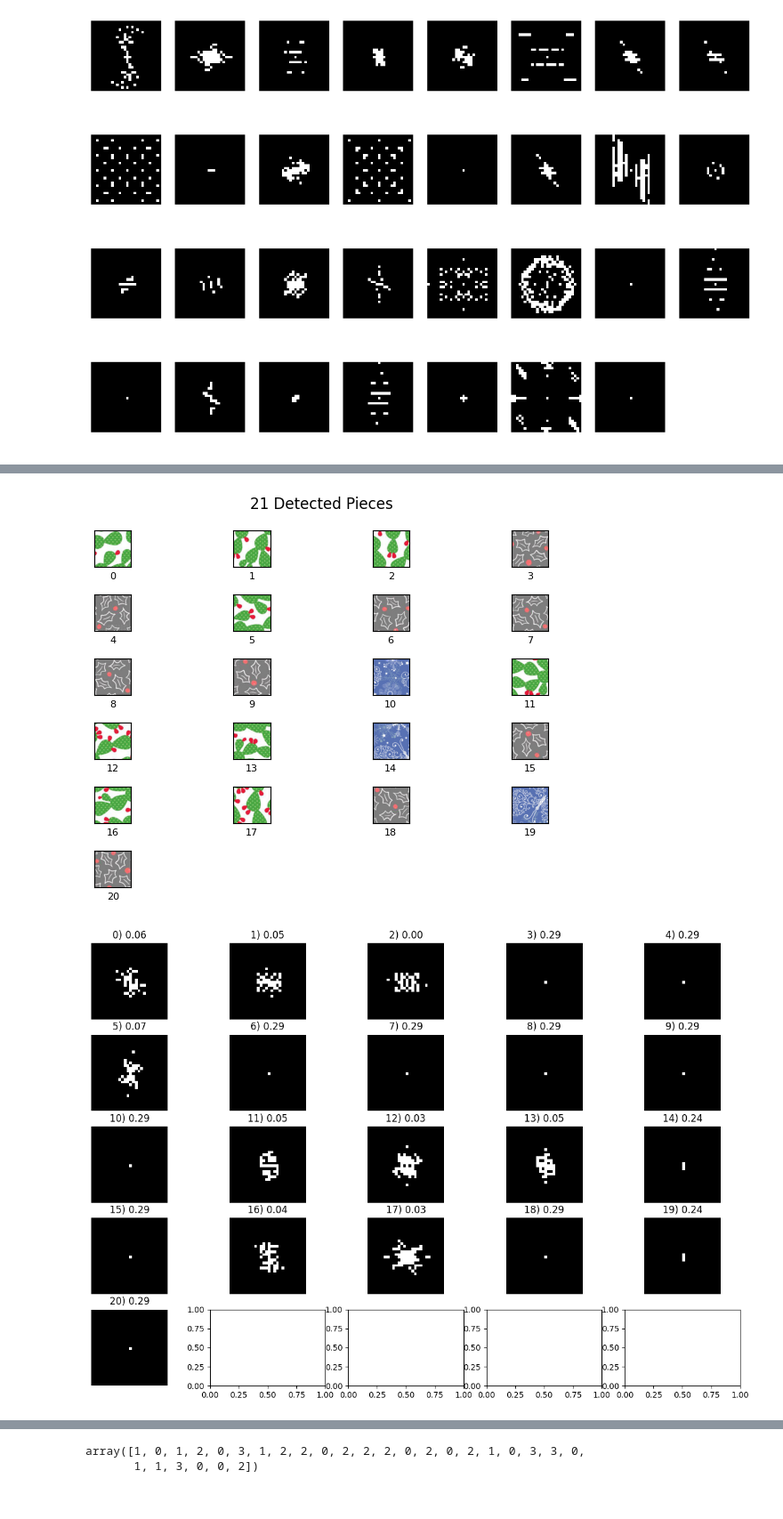
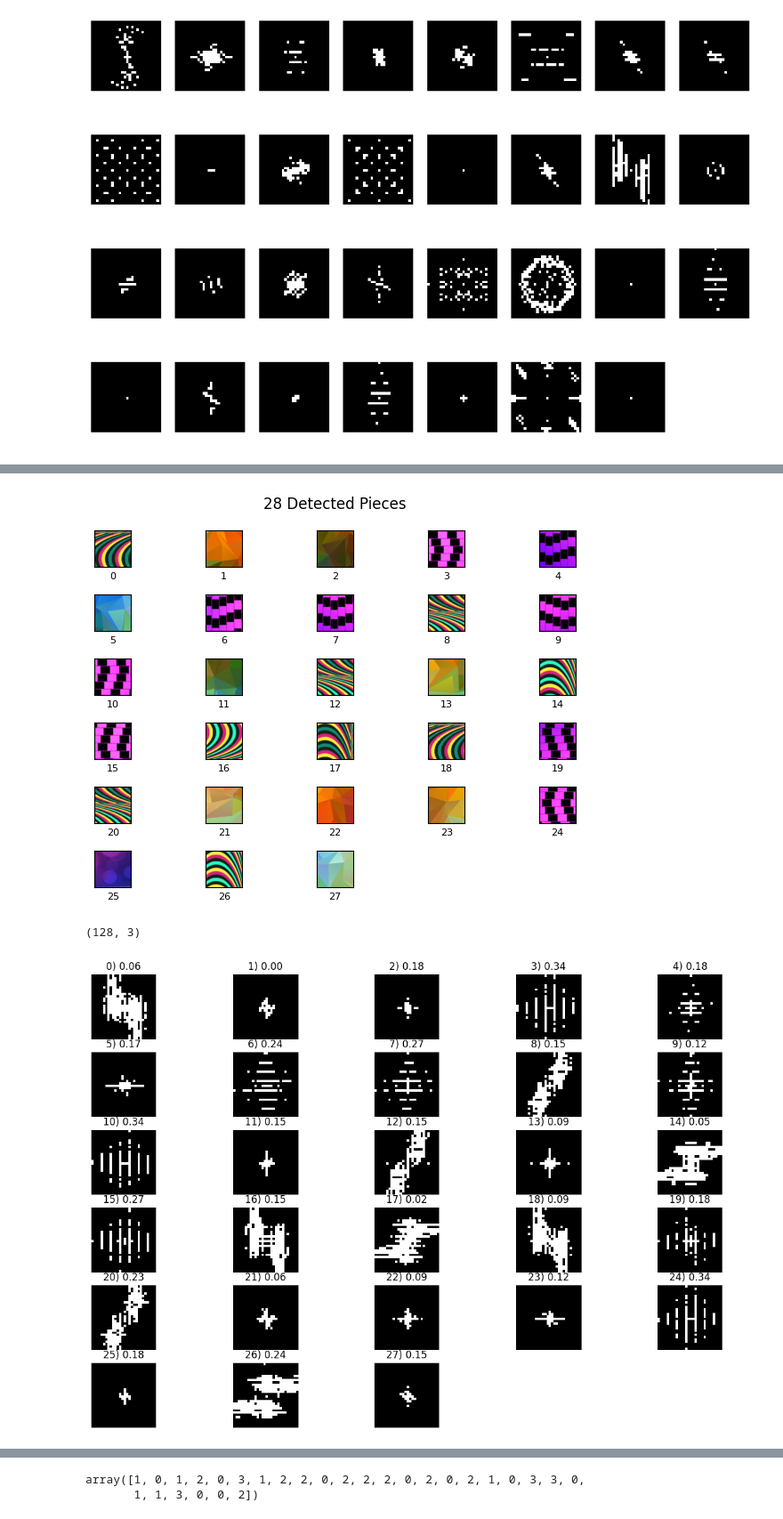
Before and after one commit to Jennifer2001-lab/iapr, a Jupyter notebook: project/features_encore_art.ipynb, the cells around one changed output, grey strips where cells are left out. Shown at 89% size. Cells and saved outputs as stored; diff of their text form; code cells hidden in the pictures.

```diff
--- a/project/features_encore_art.ipynb
+++ b/project/features_encore_art.ipynb
@@ -79,12 +212,3 @@ axes[3, 7].axis("off")
 plt.show()
 # %% [output]
 [figure]
-# %%
-fig, axes = plt.subplots(4,8, figsize=(15,10))
-for img,ax in zip(textures,axes.ravel()):
-    index1 = random.randint(0, 2*128)
-    index2 = random.randint(0, 2*128)
-    ax.imshow(img[index1:128+index1,index2:128+index2])
-    ax.axis("off")
-axes[3,7].axis("off")
-plt.show()
@@ -95,5 +225,5 @@ imgs = {i: load_input_image(i,folder="train2") for i in range(12)}
 # %%
-index_img = 3
+index_img = 5
 img = imgs[index_img]
 seg = Segementation(img)
 seg.find_pieces()
@@ -104,31 +234,37 @@ Pieces detected :)
 # %%
 seg.plot_pieces()
 # %% [output]
-[figure, old version]
+[figure, new version]
+# %%
+means_border = img[:,-1,:].shape
+# %% [output]
+(128, 3)
 # %%
 l = 0
-fig, axes = plt.subplots(5, len(seg.pieces) // 5 + 1, figsize=(15, 10))
+fig, axes = plt.subplots(len(seg.pieces) // 5 + 1, 5, figsize=(15, 10))
 
-reference = 2
-distances = get_distances(seg.pieces)
+reference = 1
+threshold = 4.5
+distances = get_distances(seg.pieces, threshold)
 
 for i, (img, ax, d) in enumerate(zip(seg.pieces, axes.ravel(), distances)):
     transform = np.fft.fft2(rgb2gray(img))
     fshift = np.fft.fftshift(transform)
     bout_d_image = np.log(np.abs(fshift[50:-50, 50:-50]))
 
-    binary_bout = bout_d_image > 5.5
+    binary_bout = bout_d_image > threshold
 
-    ax.imshow(bout_d_image>5.5, cmap="gray")
+    ax.imshow(binary_bout, cmap="gray")
 
     ax.axis("off")
 
     ax.set_title(f'{i}) {distances[i][reference]:<.2f}')
 
-
+for ax in axes.ravel()[len(seg.pieces):]:
+    ax.axis("off")
 plt.show()
 # %% [output]
-[figure, old version]
+[figure, new version]
 # %%
 indexes = sorted_pieces[index_img]
 colors = ["r", "g", "b", "k", "c", "m"]
```
Also changed, not shown: parts of 15 cells of this notebook, 12 other files.
